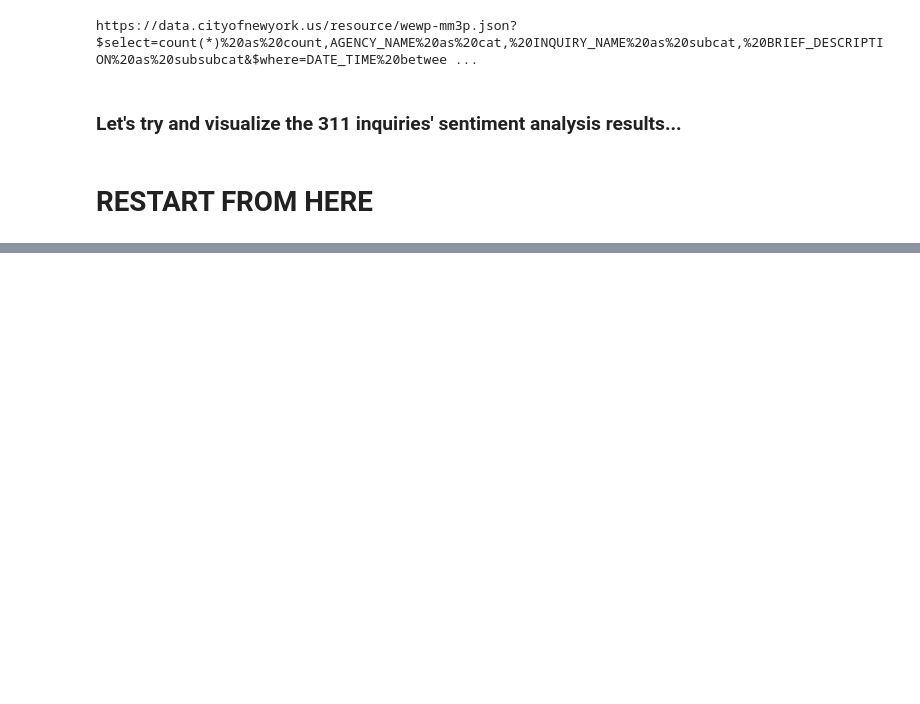
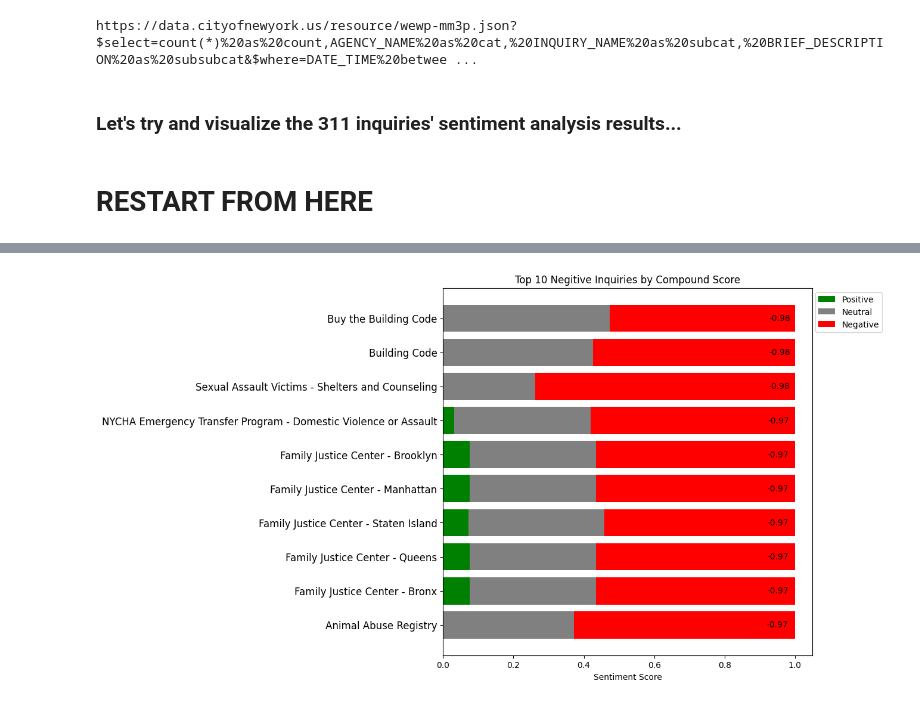
Before and after one commit to emj1020/311_sentiment_analysis, a Jupyter notebook: Scripts/02_preprocessing_311comps.ipynb, the cells around one changed output, grey strips where cells are left out. Drawn from its saved outputs; the diff is of its cells as text; code cells hidden in the pictures; blank space fills up the shorter version.

```diff
--- a/Scripts/02_preprocessing_311comps.ipynb
+++ b/Scripts/02_preprocessing_311comps.ipynb
@@ -350,25 +438,27 @@ plt.show()
 # %%
 neg_scores = neg_10['neg']
 neu_scores = neg_10['neu']
 pos_scores = neg_10['pos']
 comps_scores = neg_10['compound']
 
 fig, ax = plt.subplots(figsize = (8,8))
 ax.barh(np.arange(10), pos_scores, label='Positive', color='green')
 ax.barh(np.arange(10), neu_scores, left=pos_scores, label='Neutral', color='gray')
 ax.barh(np.arange(10), neg_scores, left=pos_scores+neu_scores, label='Negative', color='red')
 ax.set_xlabel('Sentiment Score')
 ax.set_title('Top 10 Negitive Inquiries by Compound Score')
 ax.set_yticks(np.arange(10))
 # Wrap the text of each y-tick label onto multiple lines
-wrapped_labels = [textwrap.fill(label, width=75) for label in neg_10['combined_cats']]
-ax.set_yticklabels(wrapped_labels, fontsize = 8)
+wrapped_labels = [textwrap.fill(label, width=75) for label in neg_10['subcat']]
+ax.set_yticklabels(wrapped_labels, fontsize = 12)
 # Add label on top of each bar
 for i, score in enumerate(comps_scores):
     ax.text(abs(score)+0.01, i, f'{score:.2f}', ha='right', va='center')
 legend = ax.legend(loc='upper right', bbox_to_anchor=(1.2, 1.0))
 plt.savefig('../Outputs/Top_10_Negative_Compound_barh.png', bbox_inches='tight')
 plt.show()
+# %% [output]
+[figure, added]
 # %%
 #look into neutrals
 len(call_comps[call_comps['compound'] == 0])
```
Also changed, not shown: parts of 13 cells of this notebook, 21 other files.
